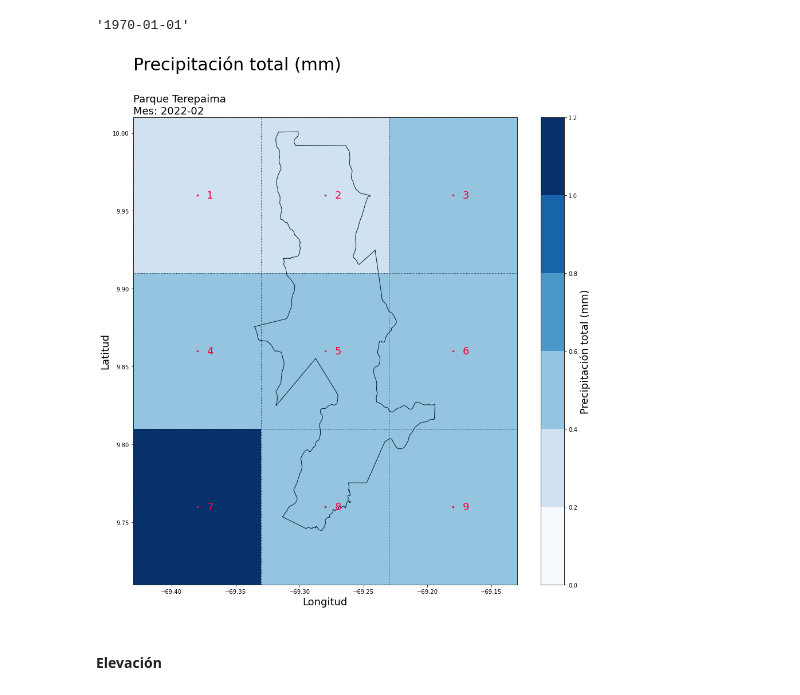
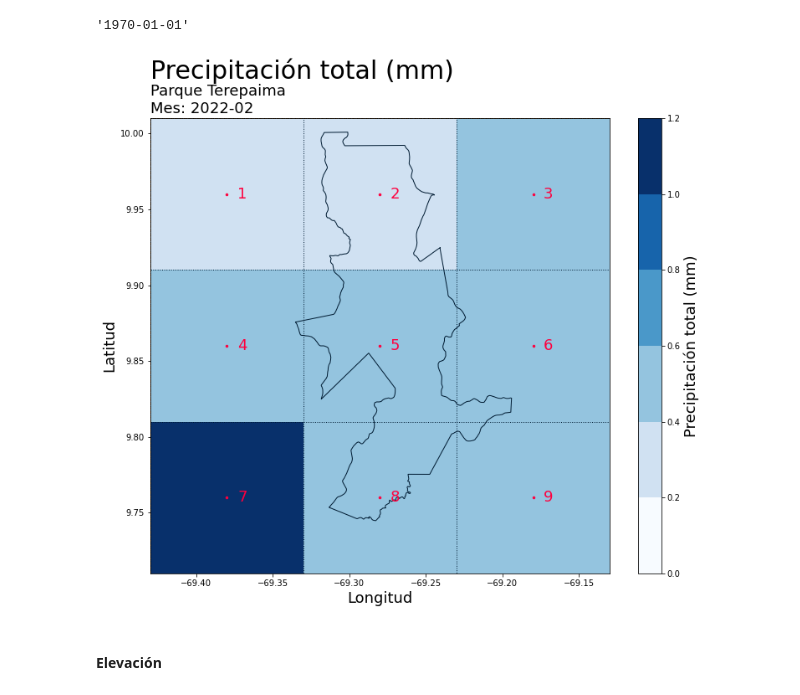
Before and after one commit to esglobe/geet-metview, a Jupyter notebook: terepaima/code/5_regrillado_data.ipynb, the cells around one changed output. Saved outputs shown, nothing was run; the diff lists cells and outputs as text; code cells hidden in the pictures.

```diff
--- a/terepaima/code/5_regrillado_data.ipynb
+++ b/terepaima/code/5_regrillado_data.ipynb
@@ -183,7 +183,7 @@ y_grid  = y + 0.05
 
 
 # plot
-fig = plt.figure(figsize=(15,15))
+fig = plt.figure(figsize=(12.3,10))
 ax = fig.add_subplot(1, 1, 1)
 
 
@@ -227,34 +227,34 @@ for i in list(range( len(x_grid) )):
             linewidth=1,
             label = 'vline_multiple - full height')
 
 for i in list(range( len(y_grid) )):
   ax.hlines(y = y_grid[i],xmin=min(x_grid),xmax=max(x_grid),
             colors = color_grid,
             linestyles='dotted',
             linewidth=1,
             label = 'vline_multiple - full height')
 
 
 # dia
 date_srt = datetime.fromordinal(
                 precipitacion_rectangulo.time.values[time_lebel])\
                   .strftime('%Y-%m')
 
 # titulos
 plt.title(f"Parque Terepaima\nMes: {date_srt}",fontsize=18,loc='left')
 plt.title(f"",fontsize=30,loc='center')
 plt.suptitle(f"Precipitación total (mm)",ha='left',fontsize=30,x=0.125)
 plt.xlabel("Longitud",loc='center',fontsize=18)
 plt.ylabel("Latitud",loc='center',fontsize=18)
 
 plt.xlim([-69.43, -69.13])
 plt.ylim([9.71, 10.01])
 
 plt.savefig('./figures/grilla_precipitacion_terepaima.png')
 
 plt.show()
 # %% [output]
-[figure, old version]
+[figure, new version]
 # %% [markdown]
 #### Elevación
 # %%
```
Also changed, not shown: parts of 6 cells of this notebook, 8 other files.
